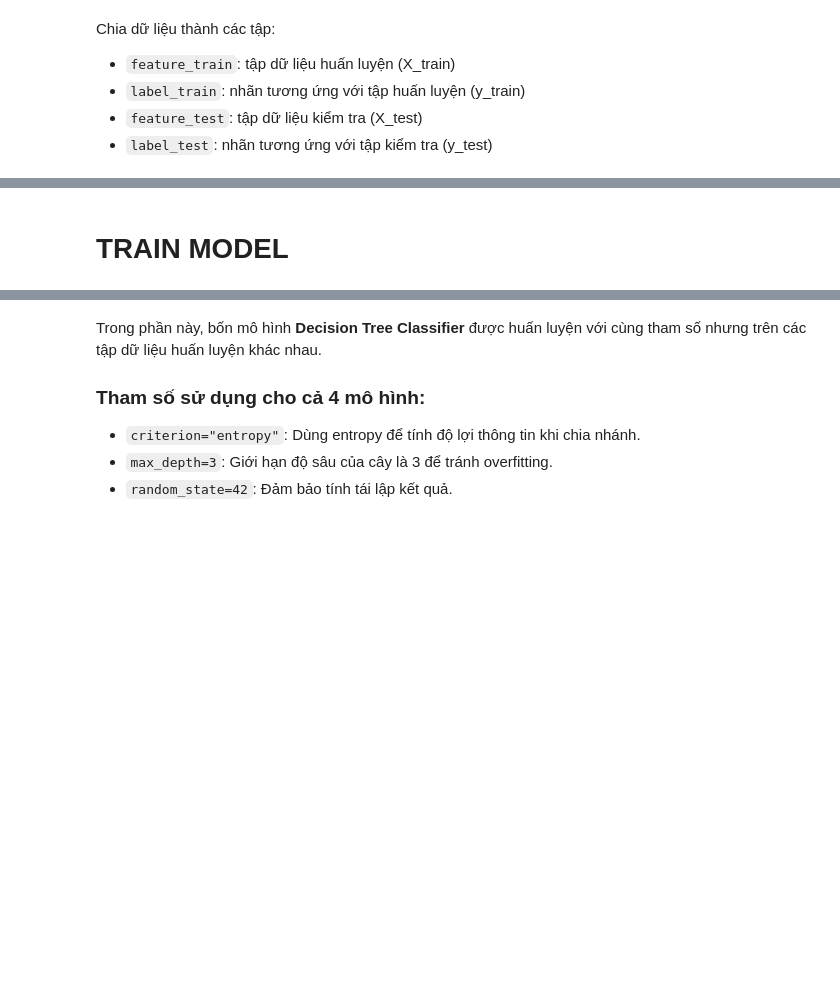
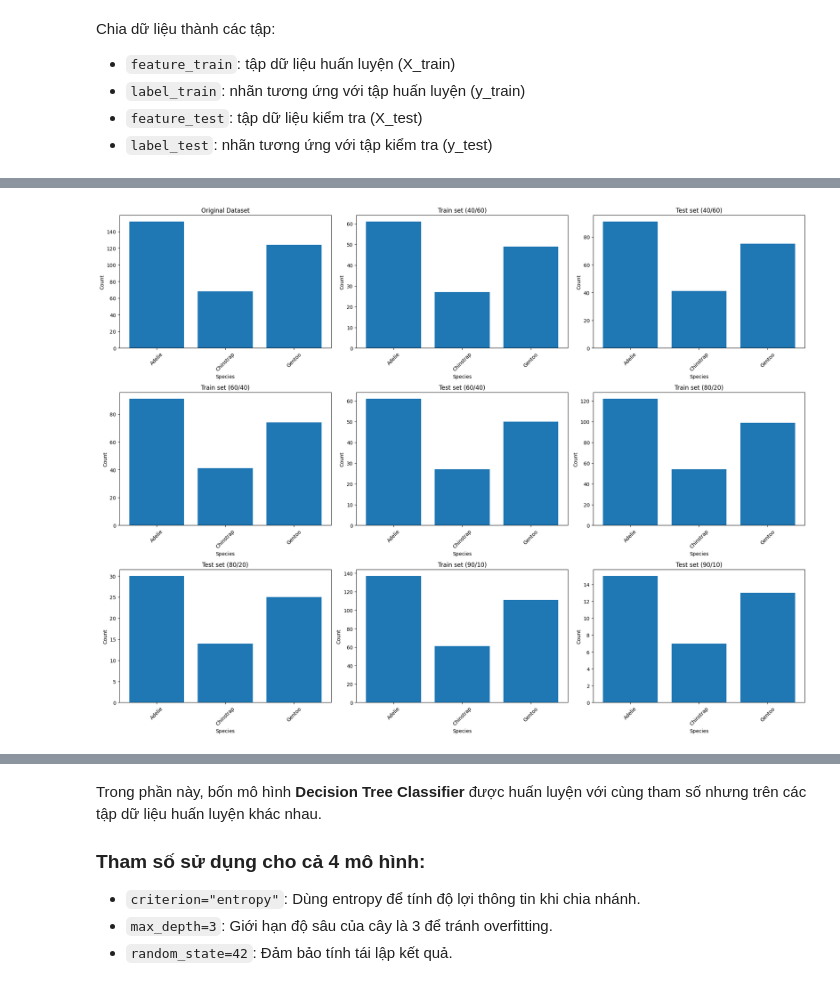
Before and after one commit to mandeotv1234/AI_Project02, a Jupyter notebook: Decision-Tree-AI-Project-main/penguins.ipynb, the cells around one changed output, grey strips where cells are left out. Drawn from its saved outputs; the diff is of its cells as text; code cells hidden in the pictures; blank space fills up the shorter version.

```diff
--- a/Decision-Tree-AI-Project-main/penguins.ipynb
+++ b/Decision-Tree-AI-Project-main/penguins.ipynb
@@ -327,2 +275,34 @@ plot_distribution(labels_list, titles_list)
-# %% [markdown]
-# TRAIN MODEL
+# %%
+# Tạo FEATURES và LABELS
+FEATURES = pd.get_dummies(DATA.drop(columns=["species", "island", "year"]), drop_first=True)
+LABELS = DATA["species"]
+
+# Chia dữ liệu train-test với các tỷ lệ khác nhau
+splits = [0.6, 0.4, 0.2, 0.1]
+split_results = [train_test_split(FEATURES, LABELS, test_size=s, random_state=42, stratify=LABELS) for s in splits]
+labels_train1, labels_test1 = split_results[0][2], split_results[0][3]
+labels_train2, labels_test2 = split_results[1][2], split_results[1][3]
+labels_train3, labels_test3 = split_results[2][2], split_results[2][3]
+labels_train4, labels_test4 = split_results[3][2], split_results[3][3]
+
+sets = [
+    (LABELS, "Original Dataset"),
+    (labels_train1, "Train set (40/60)"), (labels_test1, "Test set (40/60)"),
+    (labels_train2, "Train set (60/40)"), (labels_test2, "Test set (60/40)"),
+    (labels_train3, "Train set (80/20)"), (labels_test3, "Test set (80/20)"),
+    (labels_train4, "Train set (90/10)"), (labels_test4, "Test set (90/10)")
+]
+
+plt.figure(figsize=(20, 15))
+for i, (labels, title) in enumerate(sets, 1):
+    plt.subplot(3, 3, i)
+    value_counts = labels.value_counts().sort_index()
+    plt.bar(value_counts.index, value_counts)
+    plt.title(title)
+    plt.xlabel('Species')
+    plt.ylabel('Count')
+    plt.xticks(rotation=45)
+plt.tight_layout()
+plt.show()
+# %% [output]
+[figure, added]
```
Also changed, not shown: parts of 30 cells of this notebook, 1 other file.
